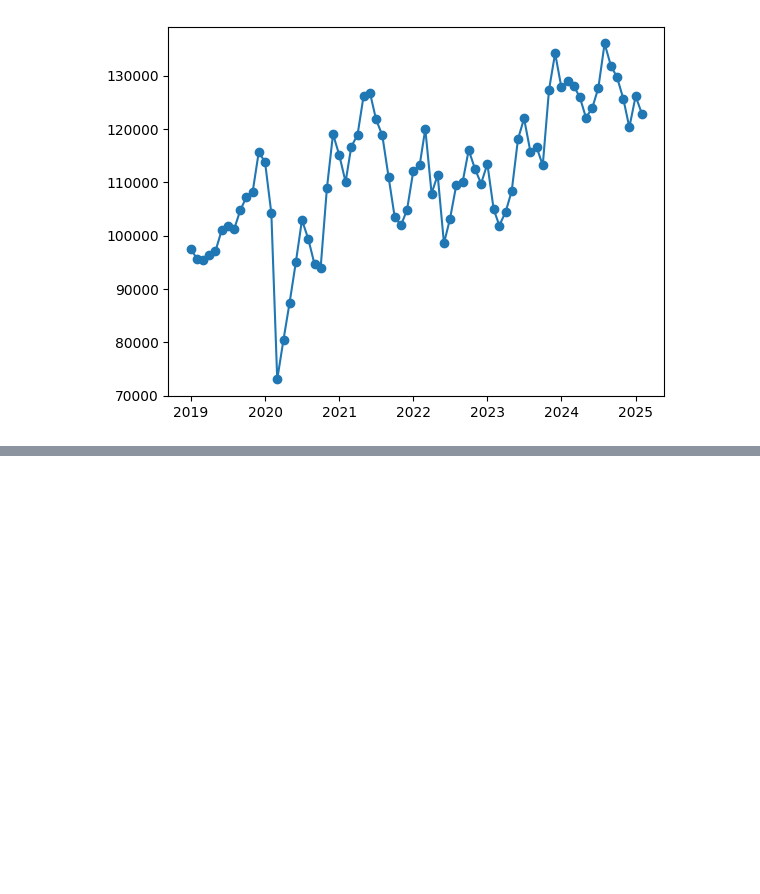
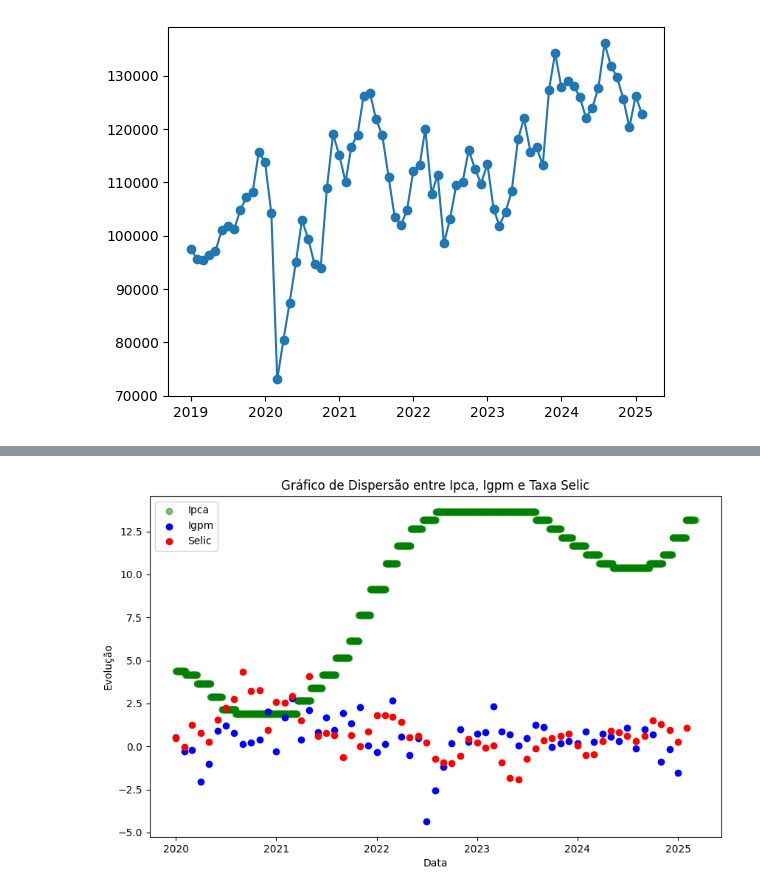
Before and after one commit to FRgama/PIDados, a Jupyter notebook: PIDados.ipynb, the cells around one changed output, grey strips where cells are left out. Saved outputs shown, nothing was run; the diff lists cells and outputs as text; code cells hidden in the pictures; blank space fills up the shorter version.

```diff
--- a/PIDados.ipynb
+++ b/PIDados.ipynb
@@ -121,0 +146,14 @@ plt.plot(dados['Data'],dados['Valor'], marker='o')
+# %%
+plt.figure(figsize=(10, 6))
+
+plt.scatter(dfSelic.Date, dfSelic.Selic, color='green', alpha=0.5)
+plt.scatter(dfIpca.Date, dfIpca.Ipca, color='blue')
+plt.scatter(dfIgpm.Date, dfIgpm.Igmp, color='red')
+
+plt.xlabel('Data')
+plt.ylabel('Evolução')
+plt.title('Gráfico de Dispersão entre Ipca, Igpm e Taxa Selic')
+plt.legend(['Ipca', 'Igpm', 'Selic'])
+plt.show()
+# %% [output]
+[figure, added]
```
Also changed, not shown: parts of 10 cells of this notebook.
